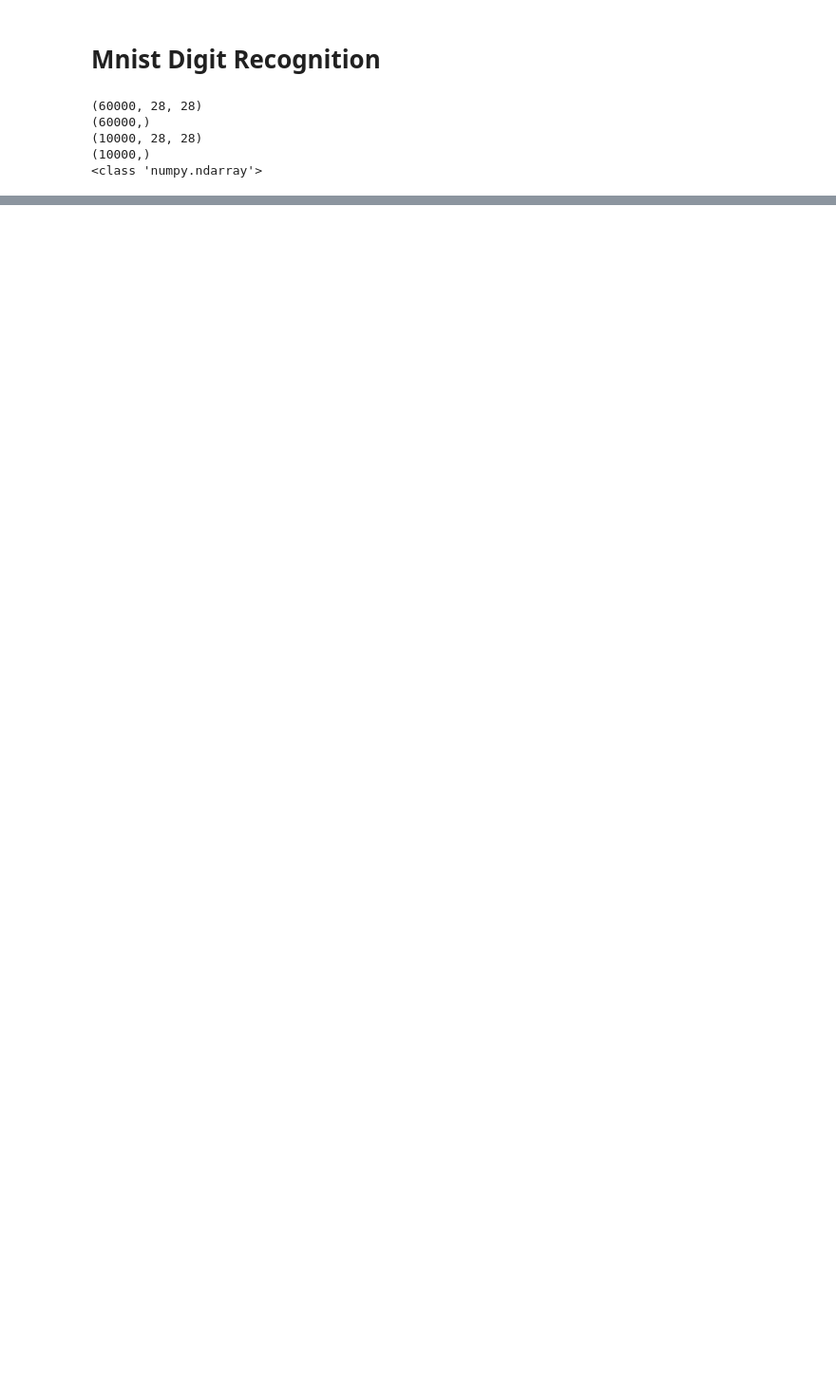
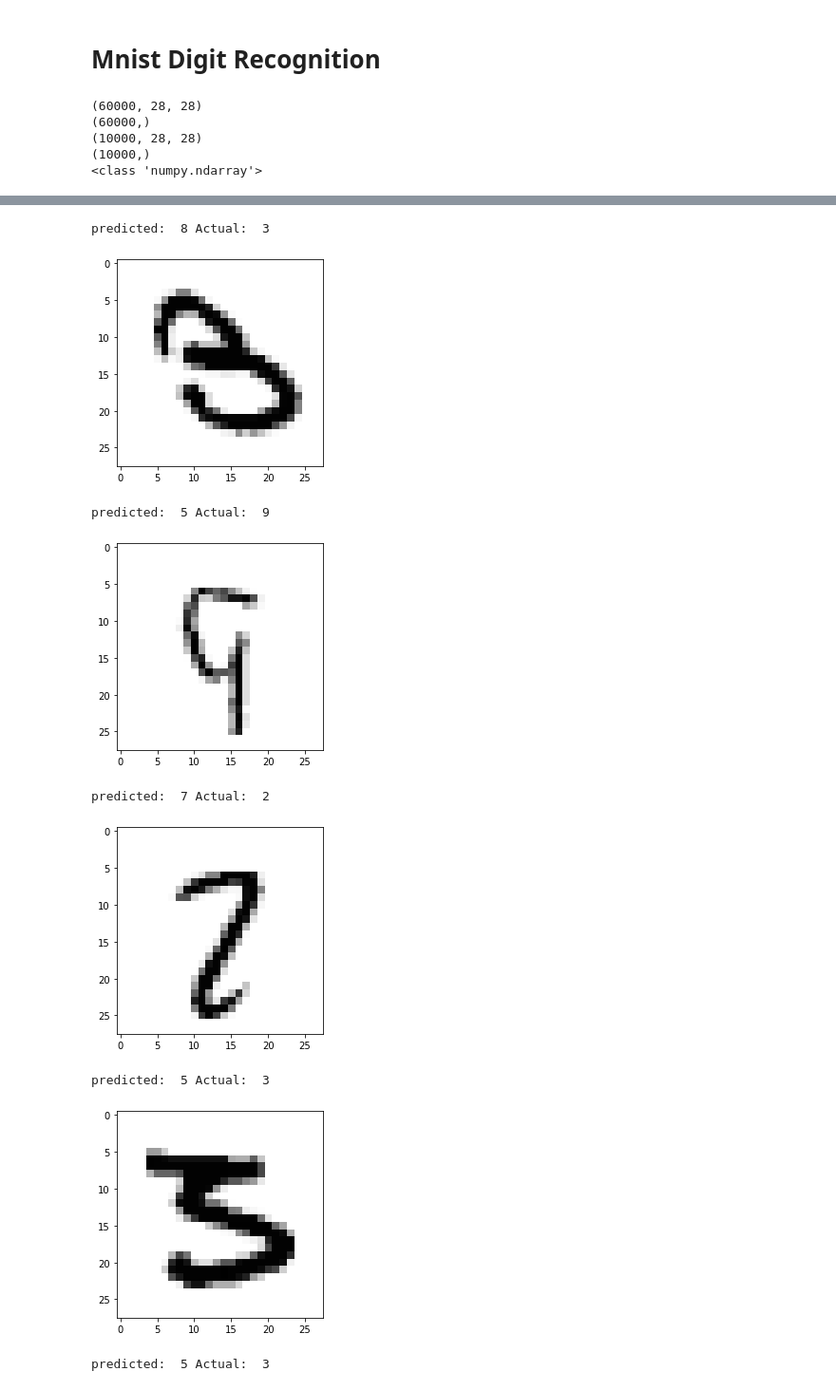
Before and after one commit to pgg08927/projects, a Jupyter notebook: digit_recognition/mnist_digit_recognition.ipynb, the cells around one changed output, grey strips where cells are left out. Shown at 95% size. Saved outputs shown, nothing was run; the diff lists cells and outputs as text; code cells hidden in the pictures; blank space fills up the shorter version.

```diff
--- a/digit_recognition/mnist_digit_recognition.ipynb
+++ b/digit_recognition/mnist_digit_recognition.ipynb
@@ -36,0 +123,31 @@ x_test = x_test/255.0
+# %%
+y_pred = model.predict(x_test)
+y_pred_label = []
+for i in y_pred:
+    y_pred_label.append(i.argmax())
+
+y_test_label = []
+for i in y_test:
+    y_test_label.append(i.argmax())
+# %%
+s=0
+incorrect=[]
+for i,j in zip(y_pred_label, y_test_label):
+    if i==j:
+        pass
+    else:
+        print('predicted: ', i, 'Actual: ', j)
+        plt.imshow(x_test[s, :, :, 0], cmap='Greys')
+        plt.show()
+        incorrect.append(tuple((i,j)))
+    s+=1
+# %% [output]
+predicted:  8 Actual:  3
+[figure, added]
+predicted:  5 Actual:  9
+[figure, added]
+predicted:  7 Actual:  2
+[figure, added]
+predicted:  5 Actual:  3
+[figure, added]
+predicted:  5 Actual:  3
```
Also changed, not shown: parts of 18 cells of this notebook.
